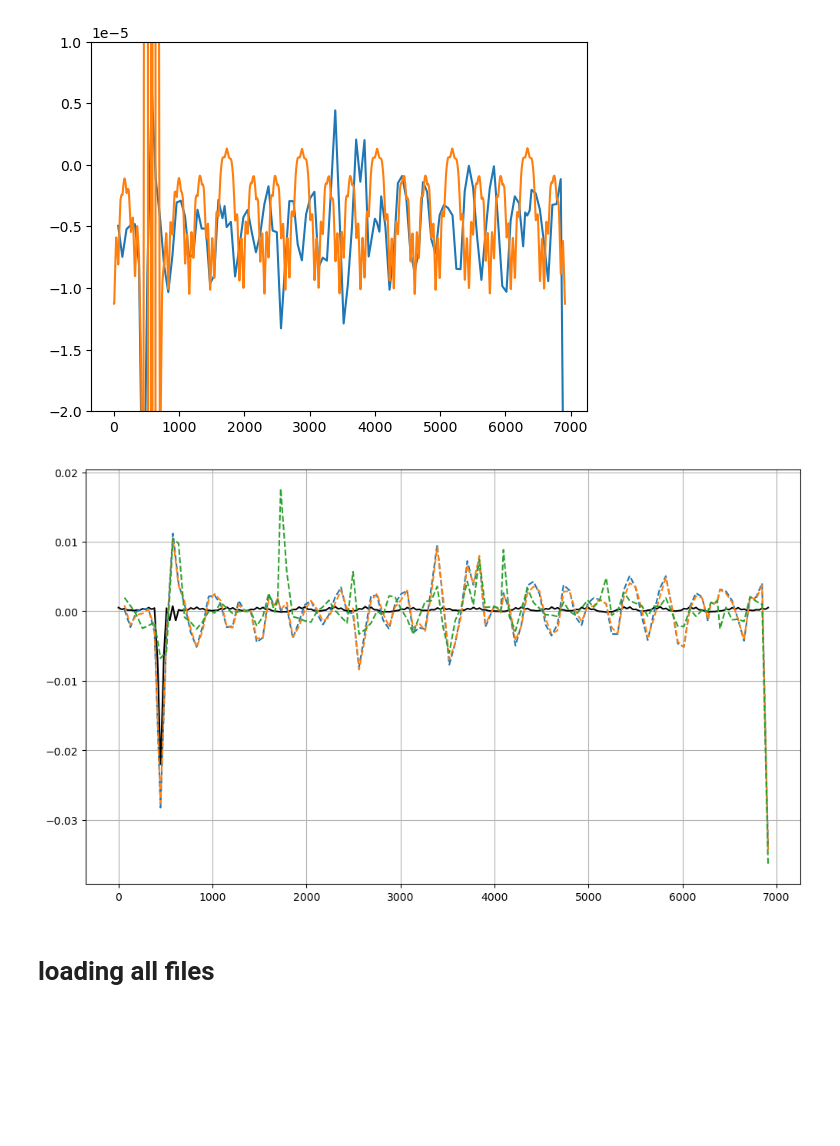
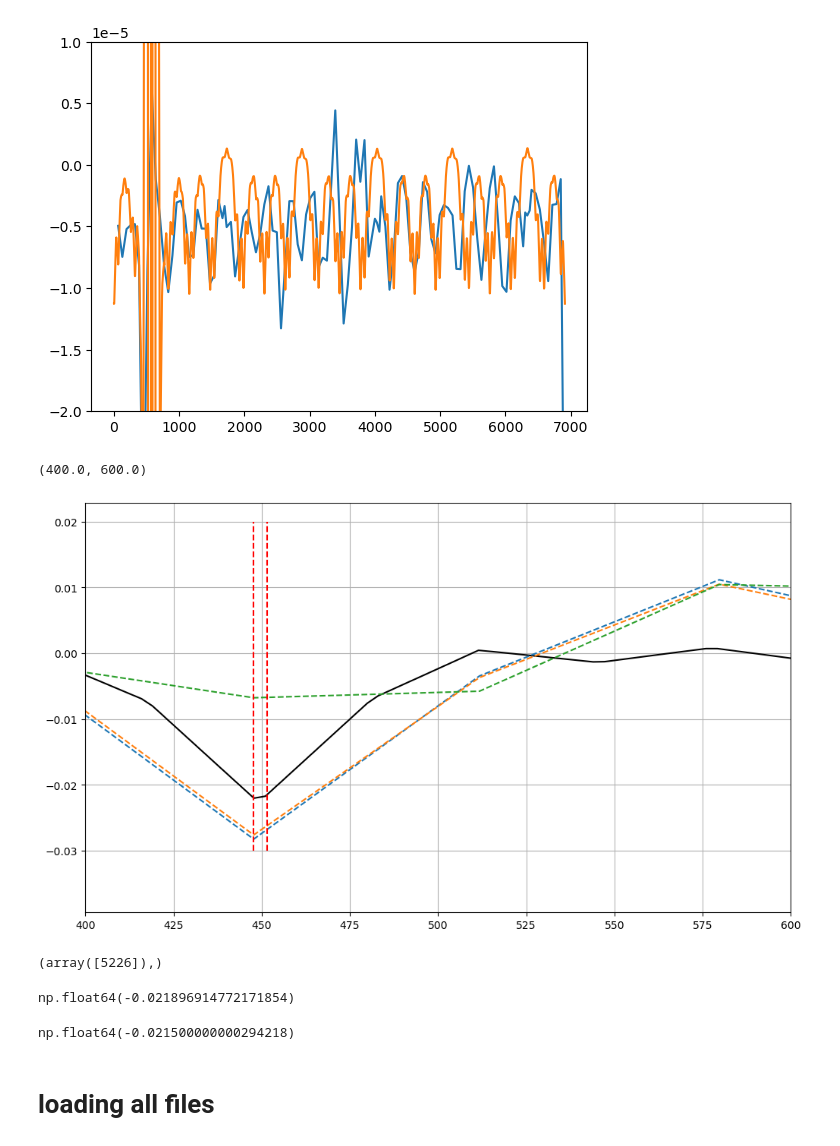
Before and after one commit to lisepauwels/sps_simulations, a Jupyter notebook: MD_analysis/bump_installation_test.ipynb, the cells around one changed output. Drawn from its saved outputs; the diff is of its cells as text; code cells hidden in the pictures; blank space fills up the shorter version.

```diff
--- a/MD_analysis/bump_installation_test.ipynb
+++ b/MD_analysis/bump_installation_test.ipynb
@@ -598,17 +599,33 @@ plt.ylim(-2e-5, 1e-5)
 # %%
 plt.figure(figsize=(12,7))
 plt.plot(tw2.s, tw2.x, color='black')
 
 for time in data_with_bump:
     plt.plot(s_arr, hor_pos[time]*1e-6, linestyle='--')
 
 #plt.vlines(s_start_tidp, -0.03, 0.02, color='r', linestyle='--')
 # plt.plot(s_arr, hor_pos['12:48']*1e-6, 'g--')
 # plt.plot(s_arr, hor_pos['13:04']*1e-6, 'r--')
 # plt.plot(s_arr, hor_pos['13:20:30']*1e-6, 'b--')
 plt.grid()
+plt.vlines(line.get_s_position('bph.11408..0'), -0.03, 0.02, ls = '--', color='red')
+plt.vlines(line.get_s_position('tidp.11434'), -0.03, 0.02, ls = '--', color='red')
+plt.xlim(400, 600)
 # %% [output]
+(400.0, 600.0)
-[figure, old version]
+[figure, new version]
+# %%
+np.where(tw2.name=='bph.11408..0')
+# %% [output]
+(array([5226]),)
+# %%
+tw2.x[5226]
+# %% [output]
+np.float64(-0.021896914772171854)
+# %%
+tw2.x[5240]
+# %% [output]
+np.float64(-0.021500000000294218)
 # %% [markdown]
 # loading all files
 # %%
```
Also changed, not shown: parts of 13 cells of this notebook, 1 other file.
